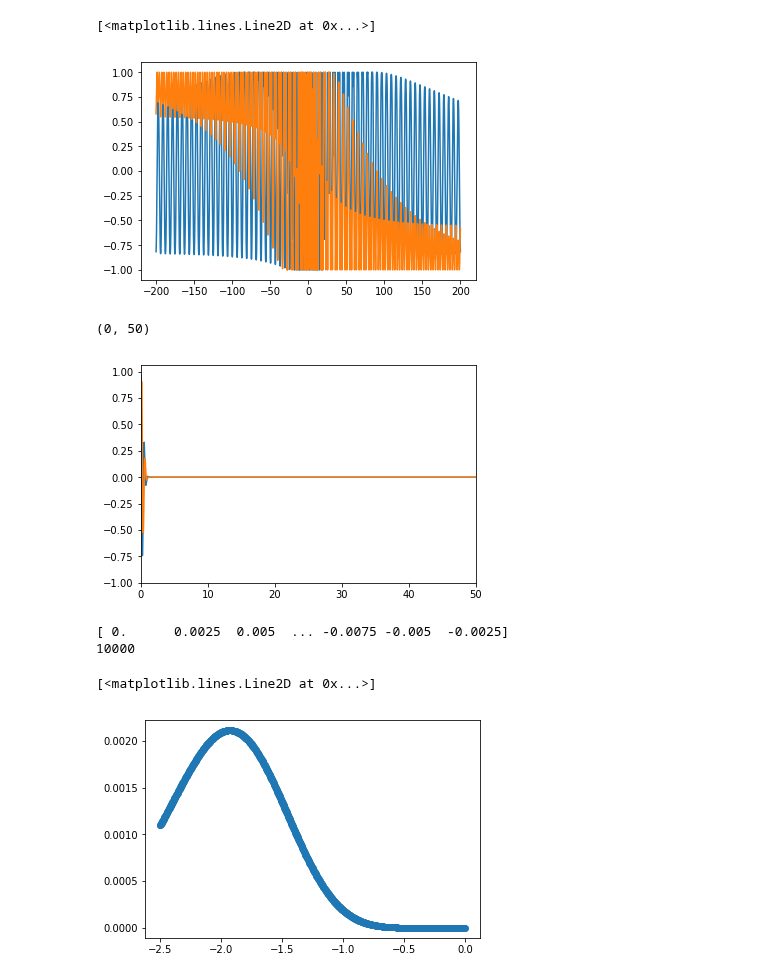
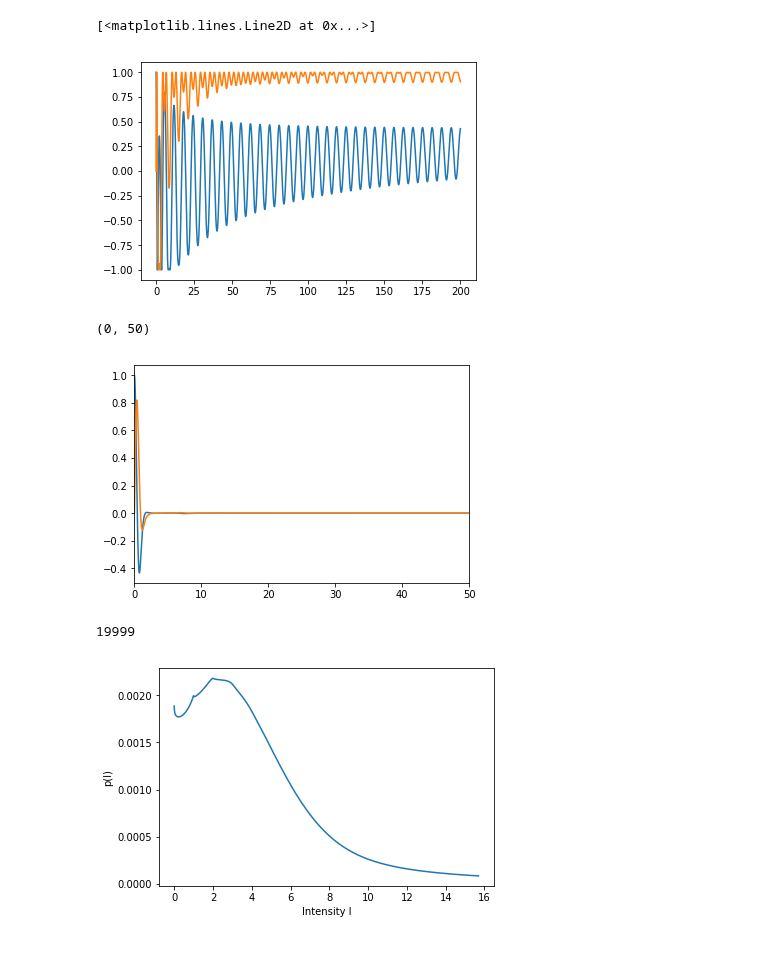
Before and after one commit to hstrey/FCS-simulations, a Jupyter notebook: FCS intensity distribution correct.ipynb, the cells around one changed output. Drawn from its saved outputs; the diff is of its cells as text; code cells hidden in the pictures; blank space fills up the shorter version.

```diff
--- a/FCS intensity distribution correct.ipynb
+++ b/FCS intensity distribution correct.ipynb
@@ -13,8 +13,8 @@ def f2(y,k,phi0):
 # %%
 k_limit = 200
 steps = 10000
-k = np.linspace(-k_limit,k_limit,steps)
-d = 2*k_limit/steps
+k = np.linspace(0,k_limit,steps)
+d = k_limit/steps
 # %%
 def f1_int(k,phi0):
     if hasattr(k,'__iter__'):
@@ -38,5 +38,5 @@ plt.plot(k,f2k)
 # %%
-prefactor = 10/np.sqrt(2)
+prefactor = 3/np.sqrt(2)
 er = np.exp(prefactor*f1k)
 ei1 = np.cos(prefactor*f2k)
 ei2 = np.sin(prefactor*f2k)
@@ -49,29 +49,30 @@ plt.plot(k,ei1)
 plt.plot(k,ei2)
 # %% [output]
 [<matplotlib.lines.Line2D at 0x...>]
-[figure, old version]
+[figure, new version]
 # %%
 plt.plot(k,er*ei1)
 plt.plot(k,er*ei2)
 plt.xlim((0,50))
 # %% [output]
 (0, 50)
-[figure, old version]
+[figure, new version]
 # %%
 # need to find the proper way of doing an fft
-freq = np.fft.fftfreq(steps,d)
-print(freq)
+freq = np.fft.fftfreq(2*steps-1,d)*2*np.pi
 fc1 = er*ei1+1j*er*ei2
-#fc2 = np.conj(fc1[::-1])
-#fc = np.concatenate((fc1,fc2[1:]))
-cf_fft = np.fft.ifft(fc1)
+fc2 = er*ei1-1j*er*ei2
+fc2 = np.conj(fc2[::-1])
+fc = np.concatenate((fc1,fc2[1:]))
+cf_fft = np.fft.ifft(fc)
 print(cf_fft.size)
-disp = 9000
-plt.plot(freq[disp:],abs(cf_fft[disp:]),"o")
+disp = 1000
+plt.plot(freq[:disp],abs(cf_fft[:disp]))
 #plt.xlim((0,10000))
 #plt.ylim((-.2,.2))
+plt.xlabel("Intensity I")
+plt.ylabel("p(I)")
+plt.savefig("pIanalytic3.png",format='png',dpi=300,bbox_inches='tight',facecolor="white",backgroundcolor="white")
 # %% [output]
-[ 0.      0.0025  0.005  ... -0.0075 -0.005  -0.0025]
-10000
+19999
-[<matplotlib.lines.Line2D at 0x...>]
-[figure, old version]
+[figure, new version]
```
Also changed, not shown: parts of 2 cells of this notebook, 2 other files.
